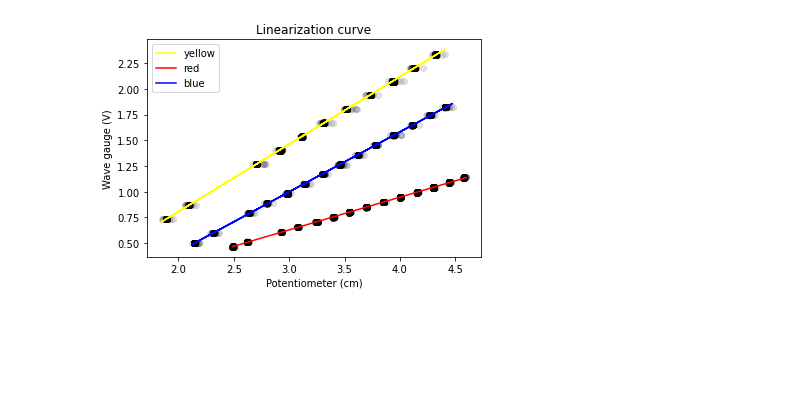
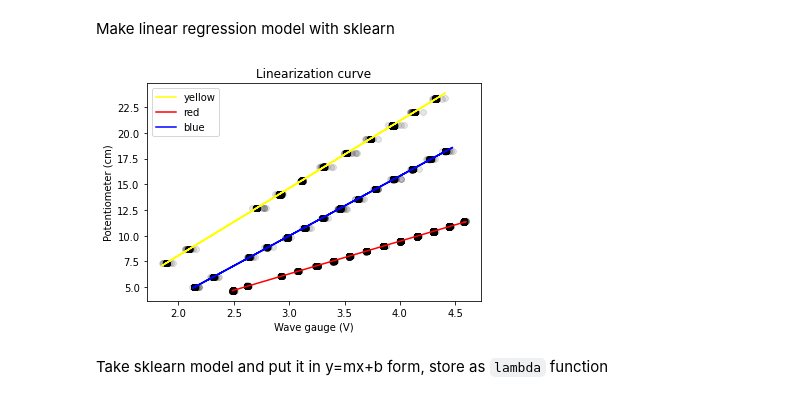
Before and after one commit to doe-fowt-control/uri-waves, a Jupyter notebook: shawn-python/calibration.ipynb, the cells around one changed output. Drawn from its saved outputs; the diff is of its cells as text; code cells hidden in the pictures; blank space fills up the shorter version.

```diff
--- a/shawn-python/calibration.ipynb
+++ b/shawn-python/calibration.ipynb
@@ -7,6 +10,6 @@ from sklearn.linear_model import LinearRegression
 # %%
 # Name of file with calibration data
-cal_file = "9_28_21/9_28_21_calibration2.lvm"
+cal_file = "../data/9_28_21/9_28_21_calibration2.lvm"
 
 # Load data with pandas read_csv function
 cal_data = pd.read_csv(
@@ -22,30 +41,37 @@ cal_data = pd.read_csv(
+# %% [markdown]
+Make linear regression model with sklearn
 # %%
 def make_regression(data, color, plot = True):
     """
     Uses sklearn linear regression tool to make linear models for each wave gauge
         data - pandas DataFrame with specific column naming convention
         color - color of wave gauge/pot unit
         plot - decides whether or not to make a plot of the result
     Returns:
         Linear regression model
 
     """
-    X = data.loc[:, color + "_g"].values.reshape(-1, 1)  # values converts it into a numpy array
-    Y = data.loc[:, color + "_p"].values.reshape(-1, 1)  # -1 means that calculate the dimension of rows, but have 1 column
+    # values converts it into a numpy array
+    # -1 means that calculate the dimension of rows, but have 1 column
+
+    X = data.loc[:, color + "_g"].values.reshape(-1, 1) # voltage as input
+    Y = data.loc[:, color + "_p"].values.reshape(-1, 1) * 10 # potentiometer "height" as output
     linear_regressor = LinearRegression()
     model = linear_regressor.fit(X, Y)
 
     if plot:
         plt.scatter(X, Y, color = 'k', alpha = 0.1)
         plt.plot(X, model.predict(X), color = color, label = color)
-        plt.xlabel("Potentiometer (cm)")
-        plt.ylabel("Wave gauge (V)")
+        plt.ylabel("Potentiometer (cm)")
+        plt.xlabel("Wave gauge (V)")
         plt.title("Linearization curve")
         plt.legend()
     return model
 
 yellow_model = make_regression(cal_data, "yellow")
 red_model = make_regression(cal_data, "red")
 blue_model = make_regression(cal_data, "blue")
 # %% [output]
-[figure, old version]
+[figure, new version]
+# %% [markdown]
+Take sklearn model and put it in y=mx+b form, store as `lambda` function
```
Also changed, not shown: parts of 19 cells of this notebook.
